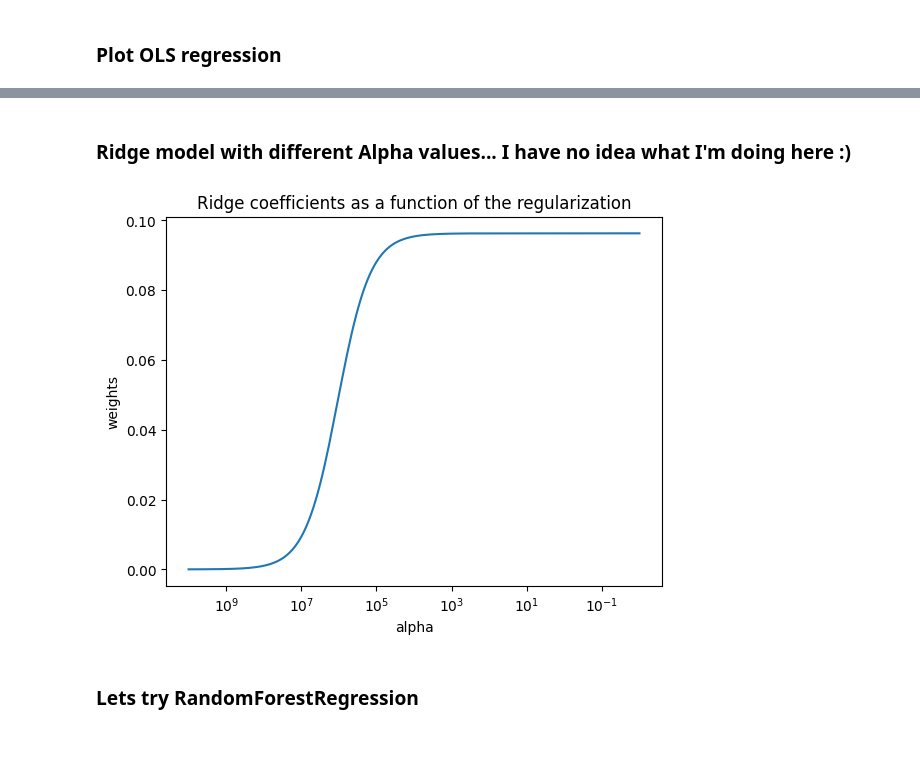
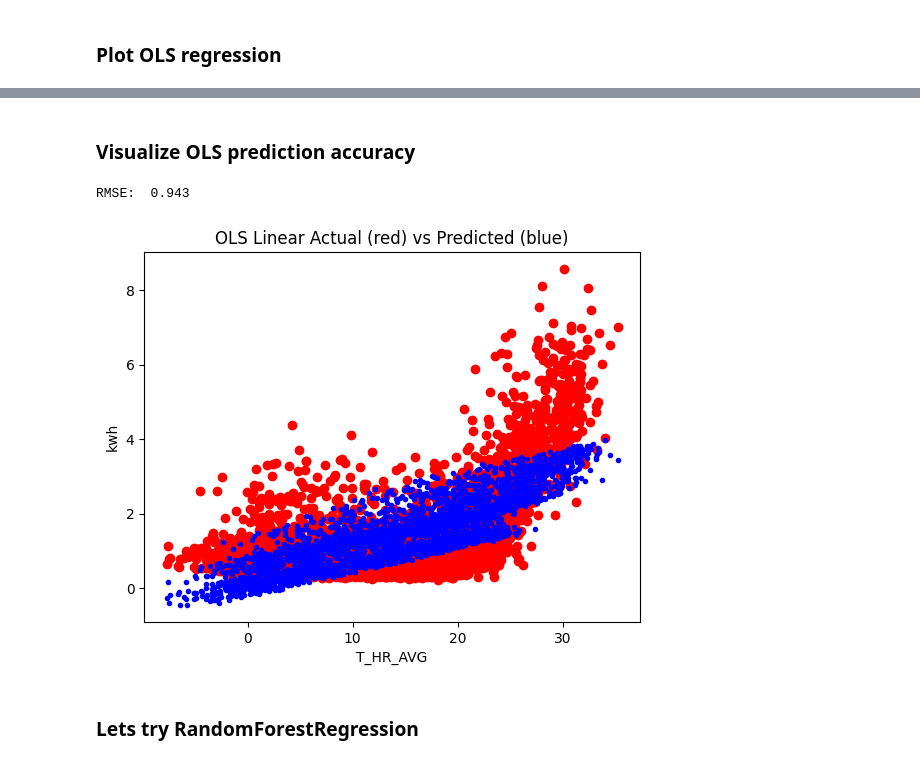
Before and after one commit to ThingsAbove/home_energy, a Jupyter notebook: EnergyUsage.ipynb, the cells around one changed output, grey strips where cells are left out. Saved outputs shown, nothing was run; the diff lists cells and outputs as text; code cells hidden in the pictures.

```diff
--- a/EnergyUsage.ipynb
+++ b/EnergyUsage.ipynb
@@ -362,27 +315,24 @@ Coefficient of determination: 0.34
-# %% [markdown]
-### Ridge model with different Alpha values... I have no idea what I'm doing here :)
-# %%
-n_alphas = 200
-alphas = np.logspace(-2, 10, n_alphas)
-
-coefs = []
-for a in alphas:
-    ridge = linear_model.Ridge(alpha=a, fit_intercept=False)
-    ridge.fit(X_test, y_test)
-    coefs.append(ridge.coef_)
-
-ax = plt.gca()
-
-ax.plot(alphas, coefs)
-ax.set_xscale("log")
-ax.set_xlim(ax.get_xlim()[::-1])  # reverse axis
-plt.xlabel("alpha")
-plt.ylabel("weights")
-plt.title("Ridge coefficients as a function of the regularization")
-plt.axis("tight")
-plt.show()
-# %% [output]
-[figure, removed]
+# %% [markdown]
+### Visualize OLS prediction accuracy
+# %%
+from sklearn.metrics import mean_squared_error # for calculating the cost function
+
+# Predicting the target values of the test set
+y_pred = model.predict(X_test)
+
+# RMSE (Root Mean Square Error)
+rmse = float(format(np.sqrt(mean_squared_error(y_test, y_pred)), '.3f'))
+print("\nRMSE: ", rmse)
+
+plt.scatter(X_test['T_HR_AVG'], y_test, color = 'red')
+plt.scatter(X_test['T_HR_AVG'], model.predict(X_test), color = 'blue', marker='.')
+plt.title('OLS Linear Actual (red) vs Predicted (blue)')
+plt.xlabel('T_HR_AVG')
+plt.ylabel('kwh')
+plt.show()
+# %% [output]
+RMSE:  0.943
+[figure, added]
 # %% [markdown]
 ### Lets try RandomForestRegression
 # %%
```
Also changed, not shown: parts of 9 cells of this notebook, 1 other file.
